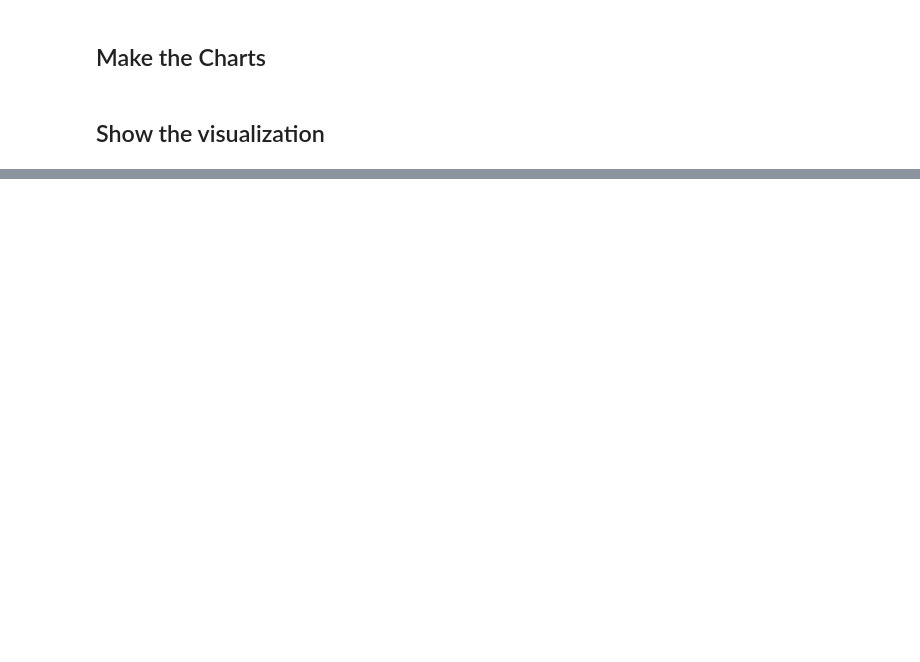
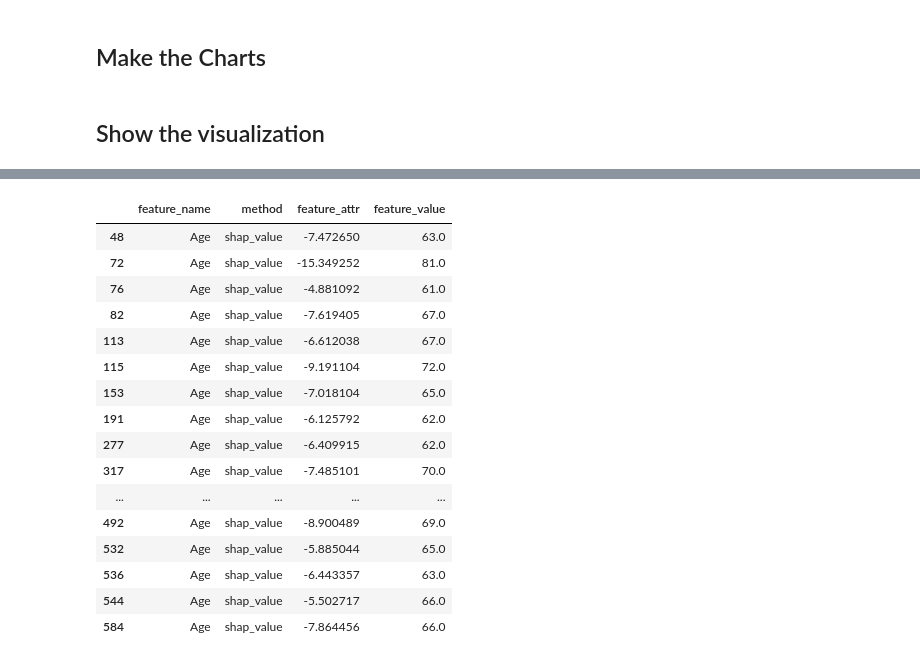
Before and after one commit to SearidangPa/Vis4ML_FinalProject, a Jupyter notebook: Code/Vis/Individual.ipynb, the cells around one changed output, grey strips where cells are left out. Saved outputs shown, nothing was run; the diff lists cells and outputs as text; code cells hidden in the pictures; blank space fills up the shorter version.

```diff
--- a/Code/Vis/Individual.ipynb
+++ b/Code/Vis/Individual.ipynb
@@ -80,0 +100,3 @@ feature_attr_and_rank_plot(0)
+# %%
+feature_value_group = Indiv_melted.groupby(by = ["method"]).get_group('feature_value')
+shap_group = Indiv_melted.groupby(by = ["method"]).get_group('shap_value')
@@ -80,0 +119,5 @@ feature_attr_and_rank_plot(0)
+# %%
+shap_group['feature_value'] = feature_value_group['feature_attr']
+# %%
+shap_group = shap_group.loc[range(600)]
+shap_group
@@ -80,0 +157,20 @@ feature_attr_and_rank_plot(0)
+# %%
+shap_group.loc[(shap_group.feature_name == 'Age') & (60 < shap_group.feature_value), :]
+# %% [output]
+|  | feature_name | method | feature_attr | feature_value |
+| 48 | Age | shap_value | -7.472650 | 63.0 |
+| 72 | Age | shap_value | -15.349252 | 81.0 |
+| 76 | Age | shap_value | -4.881092 | 61.0 |
+| 82 | Age | shap_value | -7.619405 | 67.0 |
+| 113 | Age | shap_value | -6.612038 | 67.0 |
+| 115 | Age | shap_value | -9.191104 | 72.0 |
+| 153 | Age | shap_value | -7.018104 | 65.0 |
+| 191 | Age | shap_value | -6.125792 | 62.0 |
+| 277 | Age | shap_value | -6.409915 | 62.0 |
+| 317 | Age | shap_value | -7.485101 | 70.0 |
+| ... | ... | ... | ... | ... |
+| 492 | Age | shap_value | -8.900489 | 69.0 |
+| 532 | Age | shap_value | -5.885044 | 65.0 |
+| 536 | Age | shap_value | -6.443357 | 63.0 |
+| 544 | Age | shap_value | -5.502717 | 66.0 |
+| 584 | Age | shap_value | -7.864456 | 66.0 |
```
Also changed, not shown: parts of 13 cells of this notebook, 5 other files.
